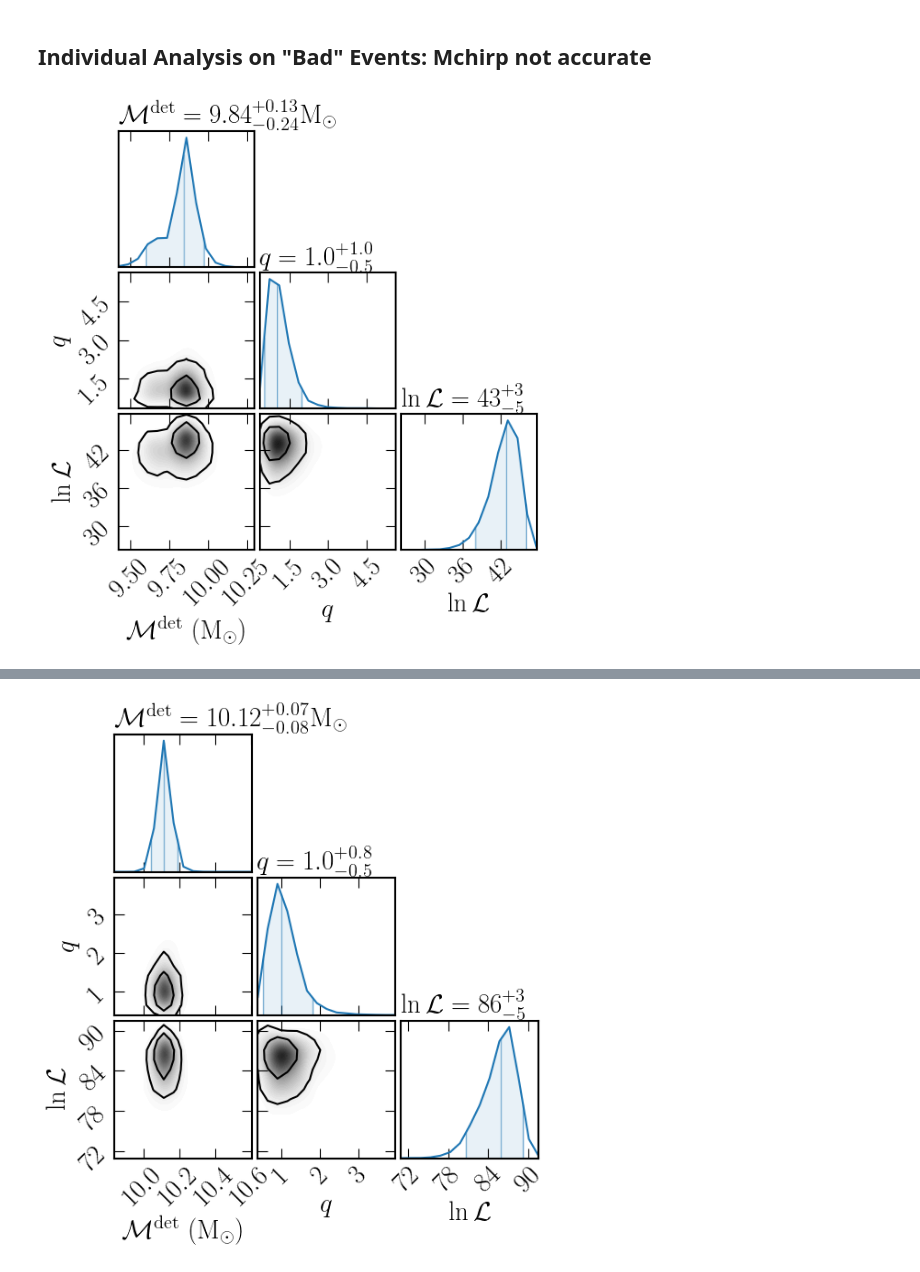
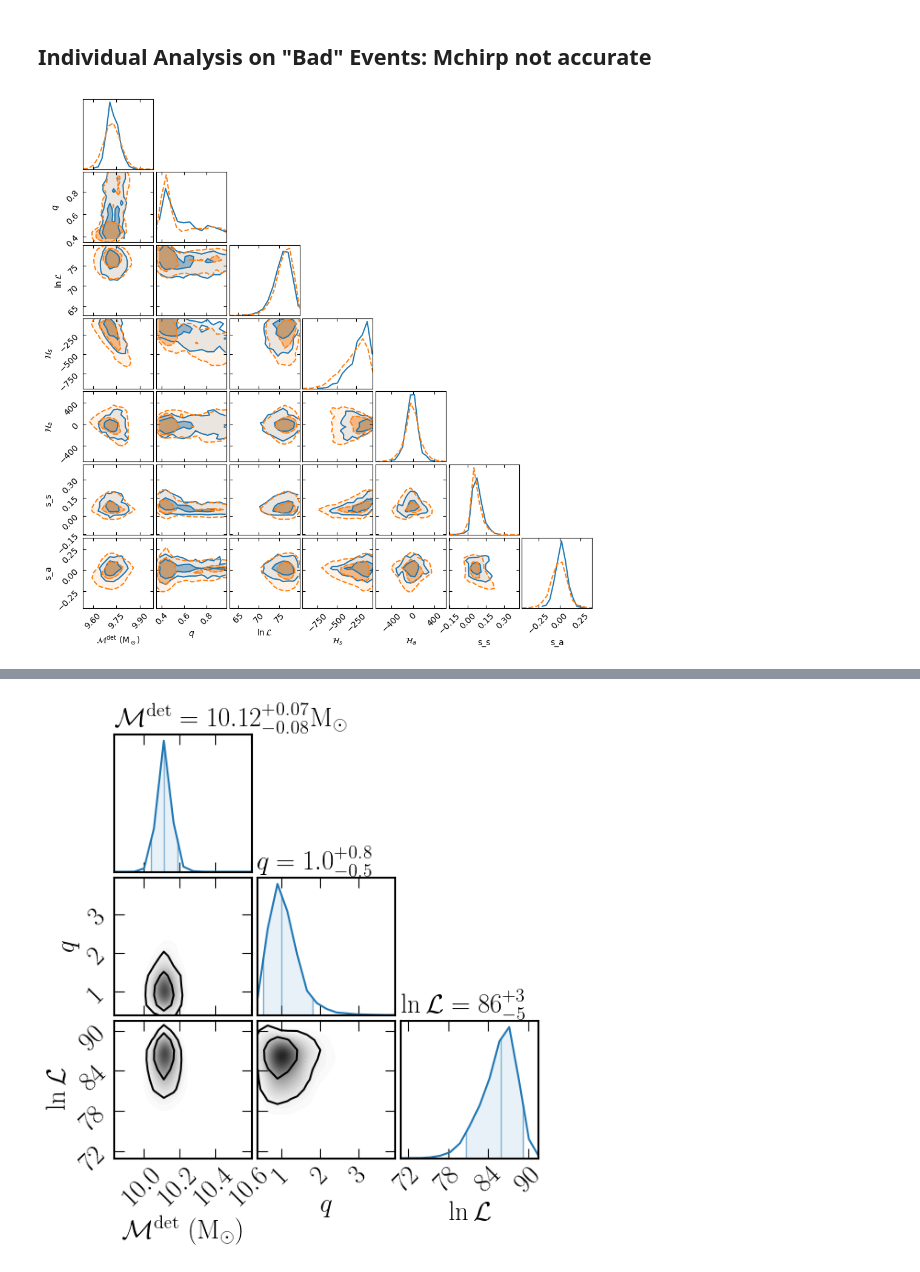
Before and after one commit to jroulet/cogwheel, a Jupyter notebook: cogwheel/waveform_models/_qdol_pe.ipynb, the cells around one changed output, grey strips where cells are left out. Cells and saved outputs as stored; diff of their text form; code cells hidden in the pictures.

```diff
--- a/cogwheel/waveform_models/_qdol_pe.ipynb
+++ b/cogwheel/waveform_models/_qdol_pe.ipynb
@@ -6,14 +6,14 @@ This notebook shows the basic usage of `cogwheel`.
 We will choose an event, a waveform approximant and a prior and generate samples from the posterior distribution.
 # %%
 import sys
-path_to_cogwheel = '/home/zihanz/custom-waveform-model/cogwheel'
+path_to_cogwheel = '/home/zihanz/git_cogwheel/cogwheel'
 sys.path.append(path_to_cogwheel)
 #sys.path.insert(0,"/home/hschia/data/love")
 #sys.path.insert(-1, "/home/hschia/PE/gw_detection_ias")
 
 import pandas as pd
 import numpy as np
-import matplotlib.pyplot as plt
+import matplotlib.pyplot as plt?
 
 from cogwheel import data
 from cogwheel import gw_prior
@@ -33,7 +33,6 @@ QuadrupoleDissipationOctupoleLoveWaveformGenerator, DEFAULT_PARS
 
 %matplotlib inline
 
-plt.style.use("plot_style_2.mplstyle")
 
 # Functions that transform parameters
 def eta(m1,m2):
@@ -191,9 +187,45 @@ Wall time: 13min 49s
 # %% [markdown]
 ## Individual Analysis on "Bad" Events: Mchirp not accurate
 # %%
-samples = pd.read_feather('GW2023/IntrinsicLVCPrior/GW190930_133541/symmetric_lnq/samples.feather')
-samples['q'] = np.exp(samples['lnq'])
-gw_plotting.CornerPlot(samples[['mchirp','q','lnl']]).plot()
+samples1 = pd.read_feather('GW2023/IntrinsicQDOLPrior/GW151226/run_0/samples.feather')
+samples1['q'] = samples1['m2'] / samples1['m1']
+
+samples1['h1s0'] = -2.0 * samples1['h1s1']
+samples1['h2s0'] = -2.0 * samples1['h2s1']
+
+samples1['hs'] = hs(samples1['m1'], samples1['m2'],
+                                   samples1['h1s1'], samples1['h2s1'])
+samples1['ha'] = ha(samples1['m1'], samples1['m2'],
+                                   samples1['h1s1'], samples1['h2s1'])
+samples1['h0'] = h0(samples1['m1'], samples1['m2'],
+                samples1['h1s0'], samples1['h2s0'])
+samples1['s_s'] = (samples1['s1z'] + samples1['s2z']) / 2.0
+samples1['s_a'] = (samples1['s1z'] - samples1['s2z']) / 2.0
+samples1['chieff'] = (samples1['s1z']*samples1['m1'] \
+                                     + samples1['s2z']*samples1['m2']) \
+                                     /(samples1['m1'] + samples1['m2'])
+
+
+samples2 = pd.read_feather('/home/zihanz/custom-waveform-model/cogwheel/cogwheel/waveform_models/GW2023/IntrinsicQDOLPrior/GW151226/live2048_4PN_supcon/samples.feather')
+samples2['q'] = samples2['m2'] / samples2['m1']
+
+samples2['h1s0'] = -2.0 * samples2['h1s1']
+samples2['h2s0'] = -2.0 * samples2['h2s1']
+
+samples2['hs'] = hs(samples2['m1'], samples2['m2'],
+                                   samples2['h1s1'], samples2['h2s1'])
+samples2['ha'] = ha(samples2['m1'], samples2['m2'],
+                                   samples2['h1s1'], samples2['h2s1'])
+samples2['h0'] = h0(samples2['m1'], samples2['m2'],
+                samples2['h1s0'], samples2['h2s0'])
+samples2['s_s'] = (samples2['s1z'] + samples2['s2z']) / 2.0
+samples2['s_a'] = (samples2['s1z'] - samples2['s2z']) / 2.0
+samples2['chieff'] = (samples2['s1z']*samples2['m1'] \
+                                     + samples2['s2z']*samples2['m2']) \
+                                     /(samples2['m1'] + samples2['m2'])
+
+plot_params=['mchirp','q','lnl','hs','ha','s_s','s_a']
+gw_plotting.MultiCornerPlot([samples1[plot_params], samples2[plot_params]]).plot()
 # %% [output]
-[figure, old version]
+[figure, new version]
 # %%
```
Also changed, not shown: parts of 5 cells of this notebook, 1 other file.
